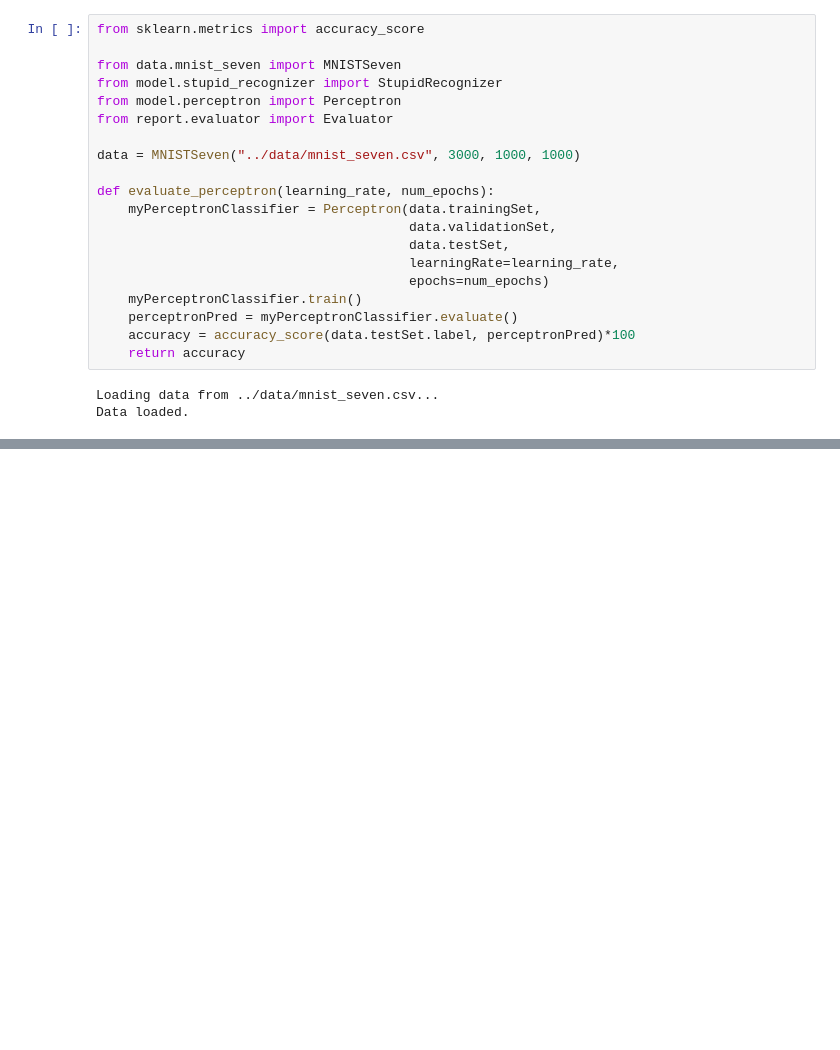
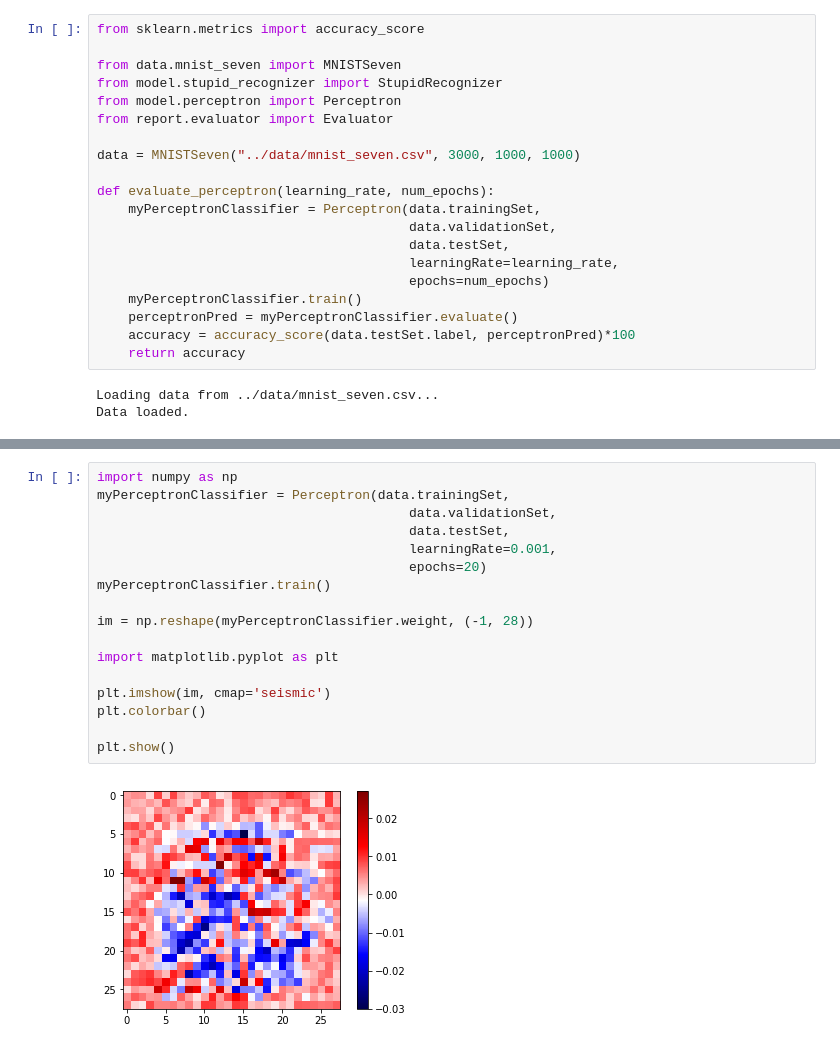
Before and after one commit to zarinBrina/NNPraktikum, a Jupyter notebook: src/perceptron.ipynb, the cells around one changed output, grey strips where cells are left out. Cells and saved outputs as stored; diff of their text form; blank space fills up the shorter version.

```diff
--- a/src/perceptron.ipynb
+++ b/src/perceptron.ipynb
@@ -38,0 +50,19 @@ pyplot.show()
+# %%
+import numpy as np
+myPerceptronClassifier = Perceptron(data.trainingSet,
+                                        data.validationSet,
+                                        data.testSet,
+                                        learningRate=0.001,
+                                        epochs=20)
+myPerceptronClassifier.train()
+
+im = np.reshape(myPerceptronClassifier.weight, (-1, 28))
+
+import matplotlib.pyplot as plt
+
+plt.imshow(im, cmap='seismic')
+plt.colorbar()
+
+plt.show()
+# %% [output]
+[figure, added]
```
Also changed, not shown: parts of 6 cells of this notebook.
